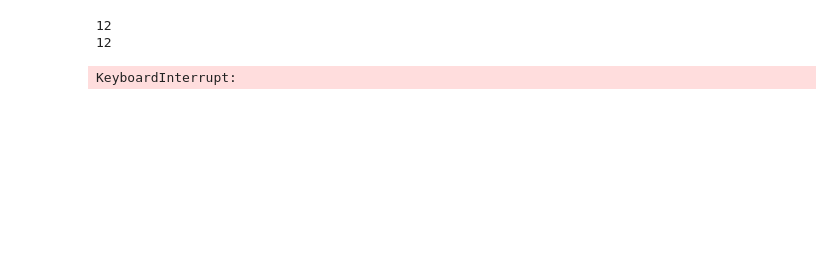
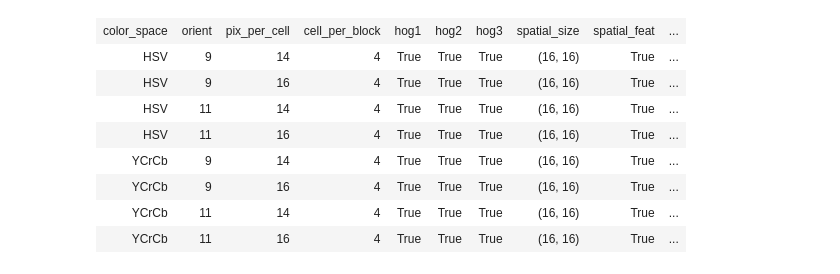
Before and after one commit to henrisve/CarND-Vehicle-Detection, a Jupyter notebook: Project5.ipynb, the cells around one changed output. Saved outputs shown, nothing was run; the diff lists cells and outputs as text; code cells hidden in the pictures; blank space fills up the shorter version.

```diff
--- a/Project5.ipynb
+++ b/Project5.ipynb
@@ -6,7 +6,6 @@ import matplotlib.pyplot as plt
 #%matplotlib notebook
 %matplotlib inline
 import numpy as np
-#import pickle
 import cv2
 from scipy.ndimage.measurements import label
 import glob
@@ -312,7 +311,7 @@ def apply_threshold(heatmap, threshold):
     return heatmap
 
 def decrease_threshold(heatmap,factor=1,coolness=0,kugleblitz=255):
-    # Zero out pixels below the threshold
+    # cooling the heatmap (or increase everything if you think that's fun)
     heatmap[heatmap > 0] *= factor #-= heat
     heatmap[heatmap > 0] -= coolness #-= heat
     #heatmap[heatmap > kugleblitz] = kugleblitz
@@ -344,6 +343,9 @@ def draw_labeled_bboxes(img, labels):
 
 def get_heatmap_accuracy(y_start_stop, svc, X_scaler, orient,pix_per_cell, cell_per_block,
                          spatial_size, hist_bins,color_space,hog_channel,scale = 1.5):
+    '''Test on the test images how good it is
+        returns how similar they are.
+        '''
     images = sorted(glob.glob('test_images/test*.jpg'))
     bimages = sorted(glob.glob('test_images/btest*.jpg'))
     totalcorr=0
@@ -358,9 +360,10 @@ def get_heatmap_accuracy(y_start_stop, svc, X_scaler, orient,pix_per_cell, cell_
         # data from .png images (scaled 0 to 1 by mpimg) and the
         # image you are searching is a .jpg (scaled 0 to 255)
         image = image.astype(np.float32)/255
+        xstart=0
+        xstop=image.shape[1]
 
-
-        hot_windows = find_cars(image, y_start_stop[0], y_start_stop[1], scale, svc, X_scaler, orient,
+        hot_windows = find_cars(image, y_start_stop[0], y_start_stop[1], xstart, xstop, scale, svc, X_scaler, orient,
                       pix_per_cell, cell_per_block, spatial_size, hist_bins,color_space,hog_channel)
 
         window_img = draw_boxes(draw_image, hot_windows, color=(0, 0, 255), thick=6)
@@ -502,67 +490,62 @@ def get_feature_and_train(color_space = 'YUV', # Can be RGB, HSV, LUV, HLS, YUV,
 # %%
 #4
 
-
-    # Check the training time for the SVC
-    #t2=time.time()
-    #svc.fit(X_train, y_train)
-    #t3 = time.time()
-    #total_time=t3-t1
-    #print(round(total_time, 2), " to run all")
-    #print(round(t3-t2, 2), 'Seconds to train SVC...')
-    # Check the score of the SVC
-    #score=svc.score(X_test, y_test)
-    #heat_score=get_heatmap_accuracy(y_start_stop, svc, X_scaler, orient,
-    #                  pix_per_cell, cell_per_block, spatial_size, hist_bins,color_space,hog_channel)
-    #print('Test Accuracy of SVC = ', round(score, 4))
-    #print("heatmap accuracy: ", heat_score)
-    # Check the prediction time for a single sample
-    #t=time.time()
-    #return score, heat_score ,total_time, t3-t2
+#Try using a Genetic algorithm or something to find this
+### TODO: Tweak these parameters and see how the results change.
 
 table=[]
 row=["color_space","orient","pix_per_cell","cell_per_block","hog1","hog2","hog3",
      "spatial_size","spatial_feat","hist_feat","hog_feat","score","heat_score","mean","train_time","total_time"]
 table.append(row)
 
 color_space = 'YUV' # Can be RGB, HSV, LUV, HLS, YUV, YCrCb
 orient = 11  # HOG orientations
 pix_per_cell = 16 # HOG pixels per cell
 cell_per_block = 4 # HOG cells per block
 hog_channel1 = False #2#"ALL" # Can be 0, 1, 2, or "ALL"
 hog_channel2 = False
 hog_channel3 = True
 spatial_size = (16, 16) # Spatial binning dimensions
 hist_bins = 16    # Number of histogram bins
 spatial_feat = True # Spatial features on or off
 hist_feat = True # Histogram features on or off
 hog_feat = True # HOG features on or off
 y_start_stop = [400,660]
 sample_size=2000
-for color_space in ['HSV','YUV','HLS']:
-    for orient in [11,12]:
-        for pix_per_cell in [12,16]:
-            for cell_per_block in [2,4]:
-                for hist_bins in [16,20]:
-                    for hog_channel1 in [False,True]:
-                        for hog_channel2 in [False,True]:
-                            for hog_channel3 in [False,True]:
+
+# Loop through parameter and test them all and put in table
+for color_space in ['HSV','YCrCb']:
+    for orient in [9,11]:
+        for pix_per_cell in [14,16]:
+            for cell_per_block in [4]:
+                for hist_bins in [16]:
+                    for hog_channel1 in [True]:
+                        for hog_channel2 in [True]:
+                            for hog_channel3 in [True]:
                                 _,_,score, heat_score ,total_time,train_time=get_feature_and_train(color_space, orient,  pix_per_cell,cell_per_block, hog_channel1,hog_channel2,
                                             hog_channel3,spatial_size,  hist_bins, spatial_feat,hist_feat, hog_feat,sample_size)
+
                                 row=[color_space,orient,pix_per_cell,cell_per_block,hog_channel1,hog_channel2,hog_channel3,
                                      spatial_size,spatial_feat,hist_feat,hog_feat,round(score, 4),round(heat_score, 4),
                                      round((score+heat_score)/2, 4),round(train_time, 4),round(total_time, 4)]
+
                                 table.append(row)
-                    print("hog done")
+                    #print("Another hog done")
 
-    print("color done")
+    #print("another color done")
 
 from IPython.display import HTML, display
 import tabulate
 
 display(HTML(tabulate.tabulate(table, tablefmt='html')))
 # %% [output]
-12
-12
-KeyboardInterrupt:
+| color_space | orient | pix_per_cell | cell_per_block | hog1 | hog2 | hog3 | spatial_size | spatial_feat | ... |
+| HSV | 9 | 14 | 4 | True | True | True | (16, 16) | True | ... |
+| HSV | 9 | 16 | 4 | True | True | True | (16, 16) | True | ... |
+| HSV | 11 | 14 | 4 | True | True | True | (16, 16) | True | ... |
+| HSV | 11 | 16 | 4 | True | True | True | (16, 16) | True | ... |
+| YCrCb | 9 | 14 | 4 | True | True | True | (16, 16) | True | ... |
+| YCrCb | 9 | 16 | 4 | True | True | True | (16, 16) | True | ... |
+| YCrCb | 11 | 14 | 4 | True | True | True | (16, 16) | True | ... |
+| YCrCb | 11 | 16 | 4 | True | True | True | (16, 16) | True | ... |
 # %%
```
Also changed, not shown: parts of 8 cells of this notebook.
